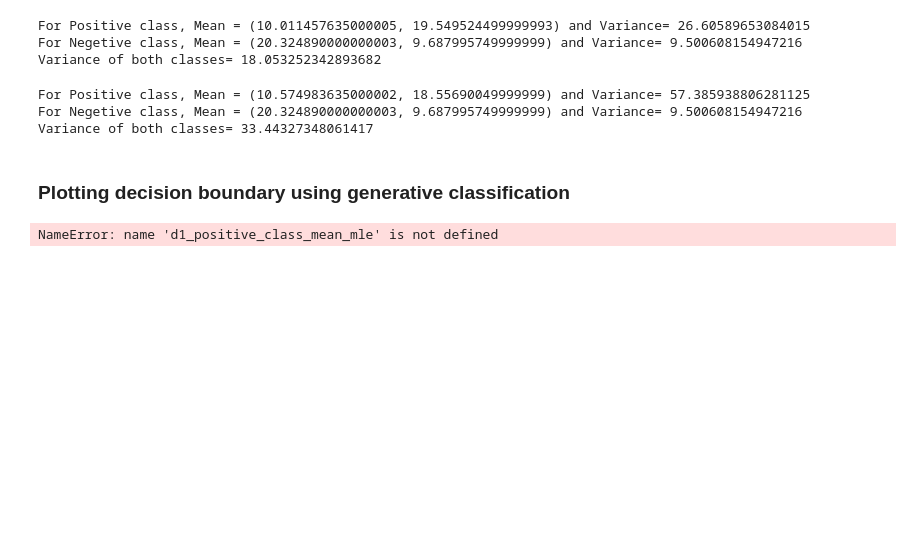
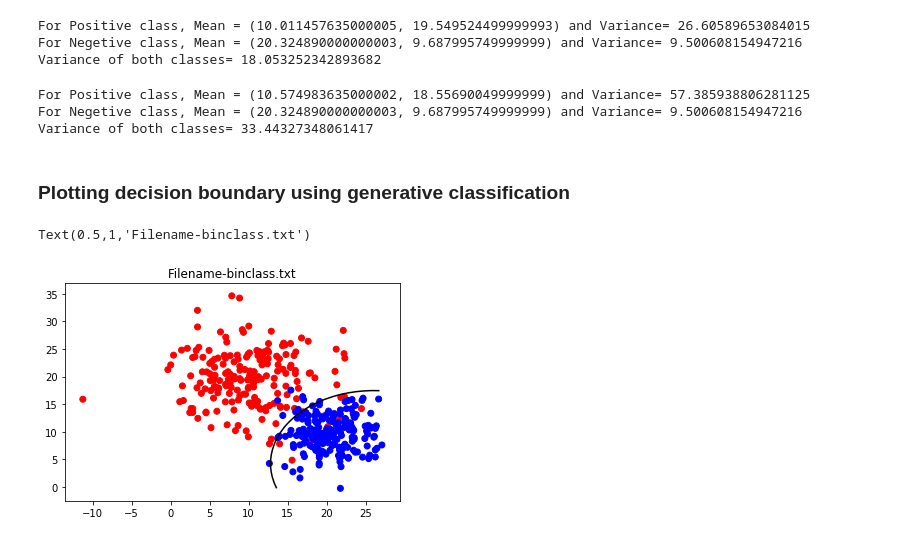
Before and after one commit to rahulrajpl/ML_Snippets, a Jupyter notebook: Generative Binary Classification/Problem7 - Generative Model in Python.ipynb, the cells around one changed output. Saved outputs shown, nothing was run; the diff lists cells and outputs as text; code cells hidden in the pictures; blank space fills up the shorter version.

```diff
--- a/Generative Binary Classification/Problem7 - Generative Model in Python.ipynb
+++ b/Generative Binary Classification/Problem7 - Generative Model in Python.ipynb
@@ -54,19 +53,19 @@ d1 = summarize(dataset[:200])
 d2 = summarize(dataset[200:])
 
 # Mean of positive examples
-file1_d1_mu_positive = (d1[0][0], d1[1][0])
+file1_d1_mu = (d1[0][0], d1[1][0])
 # Variance of positive examples
-file1_d1_variance_positive = (d1[0][1]+d1[1][1])/2
-print("For Positive class, Mean =",file1_d1_mu_positive,"and Variance=",file1_d1_variance_positive)
+file1_d1_variance = (d1[0][1]+d1[1][1])/2
+print("For Positive class, Mean =",file1_d1_mu,"and Variance=",file1_d1_variance)
 
 # Mean of Negative examples
-file1_d2_mu2_negetive = (d2[0][0], d2[1][0])
+file1_d2_mu = (d2[0][0], d2[1][0])
 # Variance of negetive examples
-file1_d2_variance2_negetive = (d2[0][1]+d2[1][1])/2
-print("For Negetive class, Mean =",file1_d2_mu2_negetive,"and Variance=",file1_d2_variance2_negetive)
+file1_d2_variance = (d2[0][1]+d2[1][1])/2
+print("For Negetive class, Mean =",file1_d2_mu,"and Variance=",file1_d2_variance)
 
 # Variance of both the classes
-print("Variance of both classes=", (file1_d1_variance_positive+file1_d2_variance2_negetive)/2)
+print("Variance of both classes=", (file1_d1_variance+file1_d2_variance)/2)
 # %% [output]
 For Positive class, Mean = (10.011457635000005, 19.549524499999993) and Variance= 26.60589653084015
 For Negetive class, Mean = (20.324890000000003, 9.687995749999999) and Variance= 9.500608154947216
@@ -116,24 +103,26 @@ def d1_decision_boundary_generative(points):
-# %%
-X = df1.values[:,:-1]
-Y = df1.values[:, 2]
-step = 1
-# X - some data in 2dimensional np.array
-
-x_min, x_max = X[:, 0].min() - 1, X[:, 0].max() + 1
-y_min, y_max = X[:, 1].min() - 1, X[:, 1].max() + 1
-xx, yy = np.meshgrid(np.arange(x_min, x_max, step),
-                     np.arange(y_min, y_max, step))
-
-# here "model" is your model's prediction (classification) function
-Z = d1_decision_boundary_generative(np.c_[xx.ravel(), yy.ravel()])
-
-# Put the result into a color plot
-Z = Z.reshape(xx.shape)
-plt.contour(xx, yy, Z, [0], colors='black')
-plt.axis('off')
-
-# Plot also the training points
-plt.scatter(X[:, 0], X[:, 1], c=np.vectorize(lambda x: colors[x])(Y), cmap=plt.cm.Paired)
-plt.savefig('binclass_generative_different_variance.png')
-# %% [output]
-NameError: name 'd1_positive_class_mean_mle' is not defined
+# %%
+# Function to learn the decision boundary
+def decision_boundary(*args):
+    boundary = []
+    for d in args[0]:
+        p = (d - args[1]).reshape((2, 1))
+        n = (d - args[2]).reshape((2, 1))
+        p_vote = np.matmul(p.T, p)/args[3] # For positive class
+        n_vote = np.matmul(n.T, n)/args[4] # For negetive class
+        boundary.append(p_vote - n_vote)
+    return np.array(boundary)
+# %%
+f1 = np.array(df1['Feature_1']) # Feature 1 of File 'binclass.txt'
+f2 = np.array(df1['Feature_2']) # Feature 2 of File 'binclass.txt'
+
+x_min, x_max = f1.min(), f1.max()
+y_min, y_max = f2.min(), f2.max()
+xv, yv = np.meshgrid(np.arange(x_min, x_max), np.arange(y_min, y_max))
+b = decision_boundary(np.c_[xv.ravel(), yv.ravel()],file1_d1_mu,file1_d2_mu, file1_d1_variance, file1_d2_variance)
+b = b.reshape(xv.shape)
+plt.contour(xv, yv, b, [0], colors='black')
+plt.scatter(f1, f2, c=df1['Class'].apply(lambda x: 'red' if x is 1 else 'blue'))
+plt.title('Filename-binclass.txt')
+# %% [output]
+Text(0.5,1,'Filename-binclass.txt')
+[figure, added]
```
Also changed, not shown: parts of 16 cells of this notebook.
